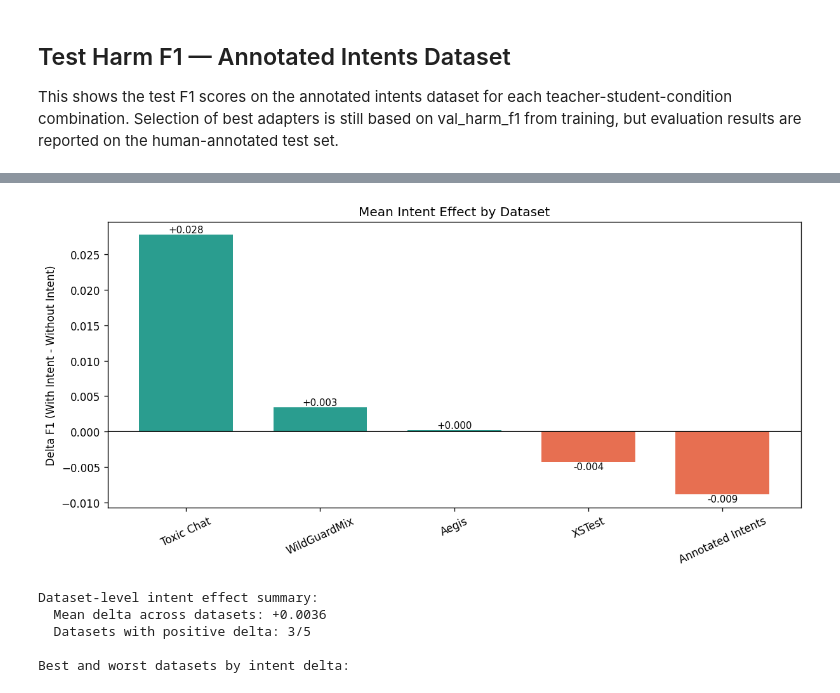
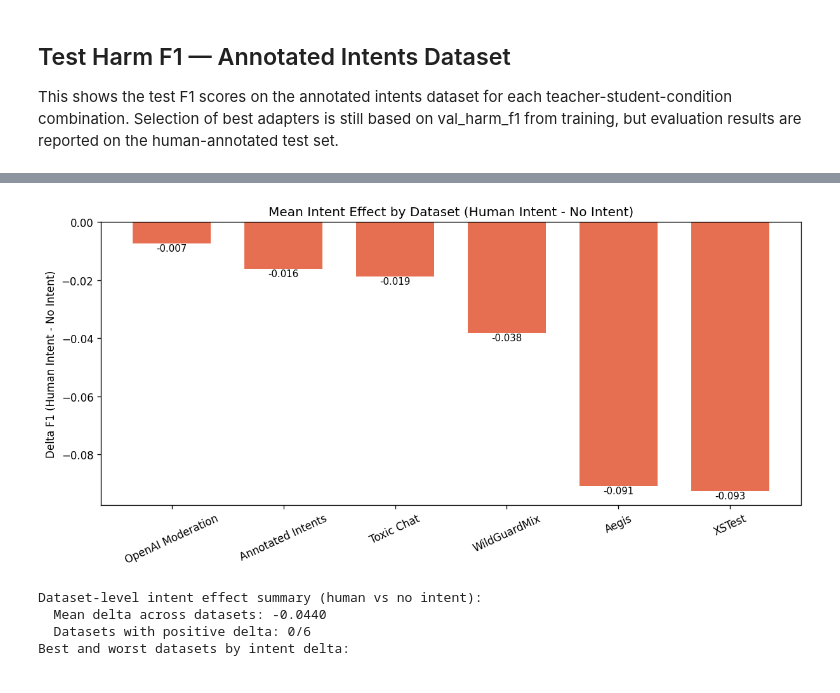
Before and after one commit to Jazhyc/aims-safety-classification, a Jupyter notebook: notebooks/distillation/distillation_results.ipynb, the cells around one changed output, grey strips where cells are left out. Saved outputs shown, nothing was run; the diff lists cells and outputs as text; code cells hidden in the pictures.

```diff
--- a/notebooks/distillation/distillation_results.ipynb
+++ b/notebooks/distillation/distillation_results.ipynb
@@ -381,7 +404,7 @@ def load_combo_rows() -> tuple[pd.DataFrame, list[str]]:
 # %%
 WANDB_ENTITY = "intention-analysis"
 WANDB_PROJECT = "Distillation Results"
-REFRESH_VAL_F1_CACHE = True  # Set True once to re-fetch val_harm_f1 from W&B; results are cached to disk
+REFRESH_VAL_F1_CACHE = False  # Set True once to re-fetch val_harm_f1 from W&B; results are cached to disk
 
 _api_summary_index.cache_clear()
 load_run_summary.cache_clear()
@@ -410,7 +433,7 @@ combo_df = (
         scored_rows=("num_scored", "sum"),
         val_harm_f1=("val_harm_f1", "first"),
         missing_predictions=("missing_predictions", "sum"),
-        total_tokens=("wandb_total_tokens", "sum"),
+        total_tokens=("total_tokens", "sum"),
         total_elapsed_s=("wandb_elapsed_s", "sum"),
         wandb_runtime_s=("wandb_runtime_s", "first"),
     )
@@ -494,11 +517,11 @@ records_preview = records_df[[
     "num_rows",
     "missing_predictions",
     "wandb_elapsed_s",
-    "wandb_total_tokens",
+    "total_tokens",
     "wandb_tokens_per_second",
 ]].head(12).copy()
 
-for col in ["accuracy", "precision", "recall", "f1", "wandb_elapsed_s", "wandb_total_tokens", "wandb_tokens_per_second"]:
+for col in ["accuracy", "precision", "recall", "f1", "wandb_elapsed_s", "total_tokens", "wandb_tokens_per_second"]:
     records_preview[col] = pd.to_numeric(records_preview[col], errors="coerce")
 
 display(
@@ -508,7 +531,7 @@ display(
         "recall": "{:.3f}",
         "f1": "{:.3f}",
         "wandb_elapsed_s": "{:.1f}",
-        "wandb_total_tokens": "{:.0f}",
+        "total_tokens": "{:.0f}",
         "wandb_tokens_per_second": "{:.1f}",
     })
 )
@@ -949,43 +980,48 @@ dataset_display = dataset_f1[[
     "human_vs_no_intent",
 ]].copy()
 
-dataset_display = dataset_display.sort_values("intent_delta", ascending=False)
+dataset_display = dataset_display.sort_values("human_vs_no_intent", ascending=False)
 
 display(
     dataset_display.style.format({
         "no_intent": "{:.3f}",
+        "synthetic_intent": "{:.3f}",
         "human_intent": "{:.3f}",
-        "intent_delta": "{:+.3f}",
+        "synthetic_vs_no_intent": "{:+.3f}",
+        "human_vs_synthetic_intent": "{:+.3f}",
+        "human_vs_no_intent": "{:+.3f}",
     })
 )
 
 fig, ax = plt.subplots(figsize=(10, 4.8), constrained_layout=True)
-colors = ["#2A9D8F" if value >= 0 else "#E76F51" for value in dataset_display["intent_delta"]]
-ax.bar(dataset_display["dataset"], dataset_display["intent_delta"], color=colors, width=0.7)
+colors = ["#2A9D8F" if value >= 0 else "#E76F51" for value in dataset_display["human_vs_no_intent"]]
+ax.bar(dataset_display["dataset"], dataset_display["human_vs_no_intent"], color=colors, width=0.7)
 ax.axhline(0, color="black", linewidth=1)
-ax.set_title("Mean Intent Effect by Dataset")
-ax.set_ylabel("Delta F1 (With Intent - Without Intent)")
+ax.set_title("Mean Intent Effect by Dataset (Human Intent - No Intent)")
+ax.set_ylabel("Delta F1 (Human Intent - No Intent)")
 ax.tick_params(axis="x", rotation=25)
-for x_pos, value in enumerate(dataset_display["intent_delta"]):
+for x_pos, value in enumerate(dataset_display["human_vs_no_intent"]):
     ax.text(x_pos, value, f"{value:+.3f}", ha="center", va="bottom" if value >= 0 else "top", fontsize=9)
 plt.show()
 
-print("Dataset-level intent effect summary:")
-print(f"  Mean delta across datasets: {dataset_f1['intent_delta'].mean():+.4f}")
-print(f"  Datasets with positive delta: {(dataset_f1['intent_delta'] > 0).sum()}/{len(dataset_f1)}")
+print("Dataset-level intent effect summary (human vs no intent):")
+print(f"  Mean delta across datasets: {dataset_f1['human_vs_no_intent'].mean():+.4f}")
+print(f"  Datasets with positive delta: {(dataset_f1['human_vs_no_intent'] > 0).sum()}/{len(dataset_f1)}")
 
-print("\nBest and worst datasets by intent delta:")
+print("Best and worst datasets by intent delta:")
 display(
     pd.concat(
         [
             dataset_display.head(3).assign(rank="top"),
-            dataset_display.tail(3).sort_values("intent_delta").assign(rank="bottom"),
+            dataset_display.tail(3).sort_values("human_vs_no_intent").assign(rank="bottom"),
         ],
         ignore_index=True,
     ).style.format({
         "no_intent": "{:.3f}",
+        "synthetic_intent": "{:.3f}",
         "human_intent": "{:.3f}",
-        "intent_delta": "{:+.3f}",
+        "synthetic_vs_no_intent": "{:+.3f}",
+        "human_vs_no_intent": "{:+.3f}",
     })
 )
 # %% [output]
@@ -998,6 +1035,5 @@ display(
-[figure, old version]
+[figure, new version]
-Dataset-level intent effect summary:
-  Mean delta across datasets: +0.0036
-  Datasets with positive delta: 3/5
-
+Dataset-level intent effect summary (human vs no intent):
+  Mean delta across datasets: -0.0440
+  Datasets with positive delta: 0/6
 Best and worst datasets by intent delta:
```
Also changed, not shown: parts of 8 cells of this notebook, 4 other files.
